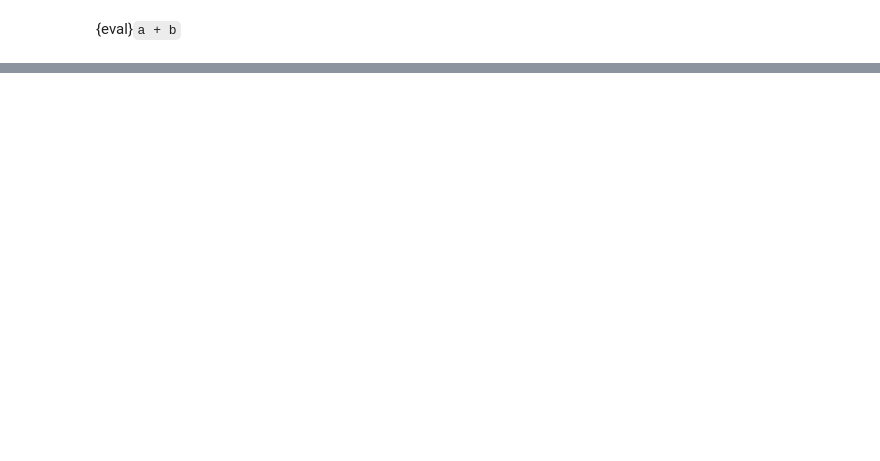
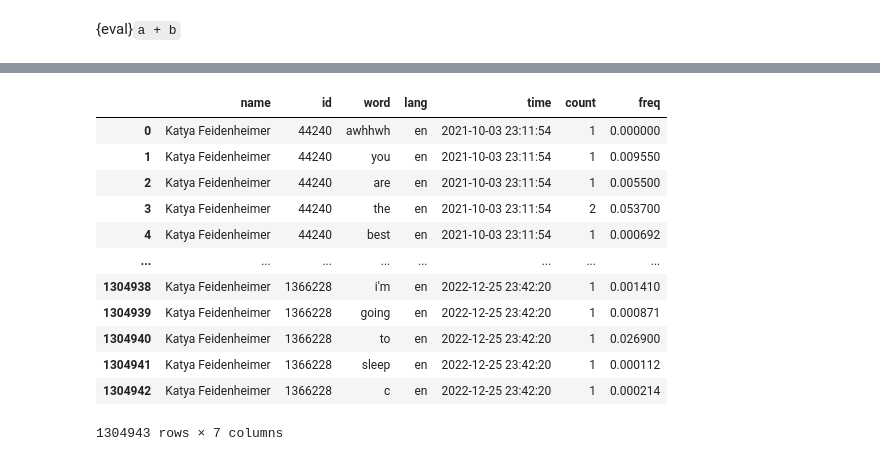
Before and after one commit to artoftheblue/artoftheblue.github.io, a Jupyter notebook: analysis.ipynb, the cells around one changed output, grey strips where cells are left out. Saved outputs shown, nothing was run; the diff lists cells and outputs as text; code cells hidden in the pictures; blank space fills up the shorter version.

```diff
--- a/analysis.ipynb
+++ b/analysis.ipynb
@@ -235,12 +237,12 @@ class module_TimeSeries:
         return df.reset_index()
 
     @cache
-    def timebins(self, timebin, func=np.sum, exclude=["id"], sort=["time"], timespan = []):
+    def timebins(self, timebin, func=np.sum, exclude=["id"]):
         cols = [col for col in ["name", "id", "word", "lang", "freq"] if col not in exclude]
         df = self.timeseries().drop(columns=exclude).groupby([pd.Grouper(key="time", freq=timebin), *cols]).apply(func).reset_index()
         df["rel_freq"] = df["count"] / df.groupby("time")["count"].transform(sum)
         df["overrep"] = df["rel_freq"] / df["freq"]
-        return df.sort_valus(by=sort)
+        return df
 
 
 class AllModules(User, module_WordCounts, module_TimeSeries):
@@ -271,3 +279,3 @@ display(user_choice)
 # %%
-chat = Chat(telegram_uploader, user_class=AllModules)
+chat = Chat(telegram_uploader, vk_uploader, user_class=AllModules)
 display(chat.me.word_counts_sorted())
@@ -274,11 +296,23 @@ display(chat.me.word_counts_sorted())
 # %%
-chat = Chat(telegram_uploader, user_class=AllModules)
-
 if chat.me != None and chat.you != None:
     person = chat.me
     if user_choice.value != "mine":
         person = chat.you
 
     display(person.timeseries())
+# %% [output]
+|  | name | id | word | lang | time | count | freq |
+| 0 | Katya Feidenheimer | 44240 | awhhwh | en | 2021-10-03 23:11:54 | 1 | 0.000000 |
+| 1 | Katya Feidenheimer | 44240 | you | en | 2021-10-03 23:11:54 | 1 | 0.009550 |
+| 2 | Katya Feidenheimer | 44240 | are | en | 2021-10-03 23:11:54 | 1 | 0.005500 |
+| 3 | Katya Feidenheimer | 44240 | the | en | 2021-10-03 23:11:54 | 2 | 0.053700 |
+| 4 | Katya Feidenheimer | 44240 | best | en | 2021-10-03 23:11:54 | 1 | 0.000692 |
+| ... | ... | ... | ... | ... | ... | ... | ... |
+| 1304938 | Katya Feidenheimer | 1366228 | i'm | en | 2022-12-25 23:42:20 | 1 | 0.001410 |
+| 1304939 | Katya Feidenheimer | 1366228 | going | en | 2022-12-25 23:42:20 | 1 | 0.000871 |
+| 1304940 | Katya Feidenheimer | 1366228 | to | en | 2022-12-25 23:42:20 | 1 | 0.026900 |
+| 1304941 | Katya Feidenheimer | 1366228 | sleep | en | 2022-12-25 23:42:20 | 1 | 0.000112 |
+| 1304942 | Katya Feidenheimer | 1366228 | c | en | 2022-12-25 23:42:20 | 1 | 0.000214 |
+1304943 rows × 7 columns
 # %%
 if chat.me != None and chat.you != None:
```
Also changed, not shown: parts of 8 cells of this notebook.
